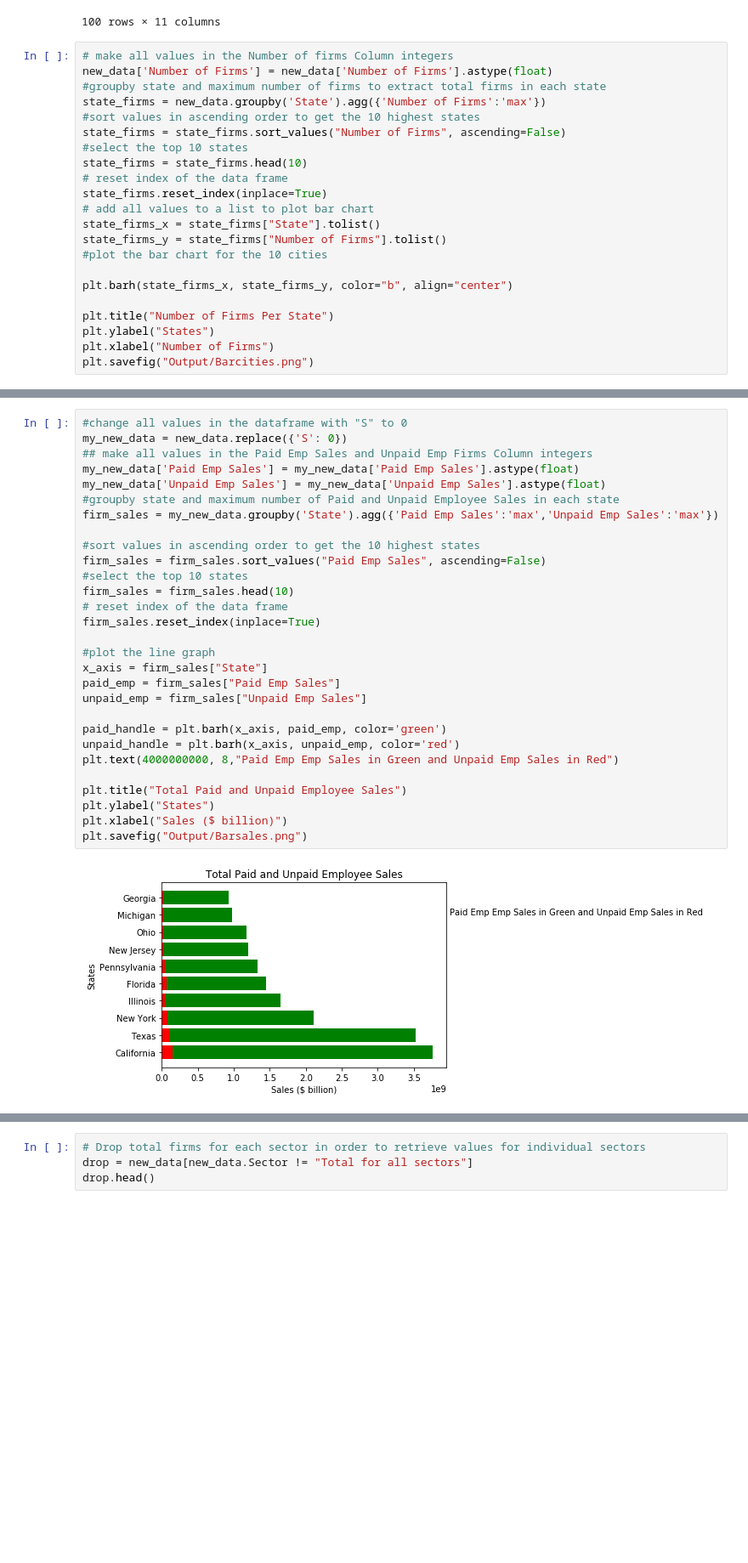
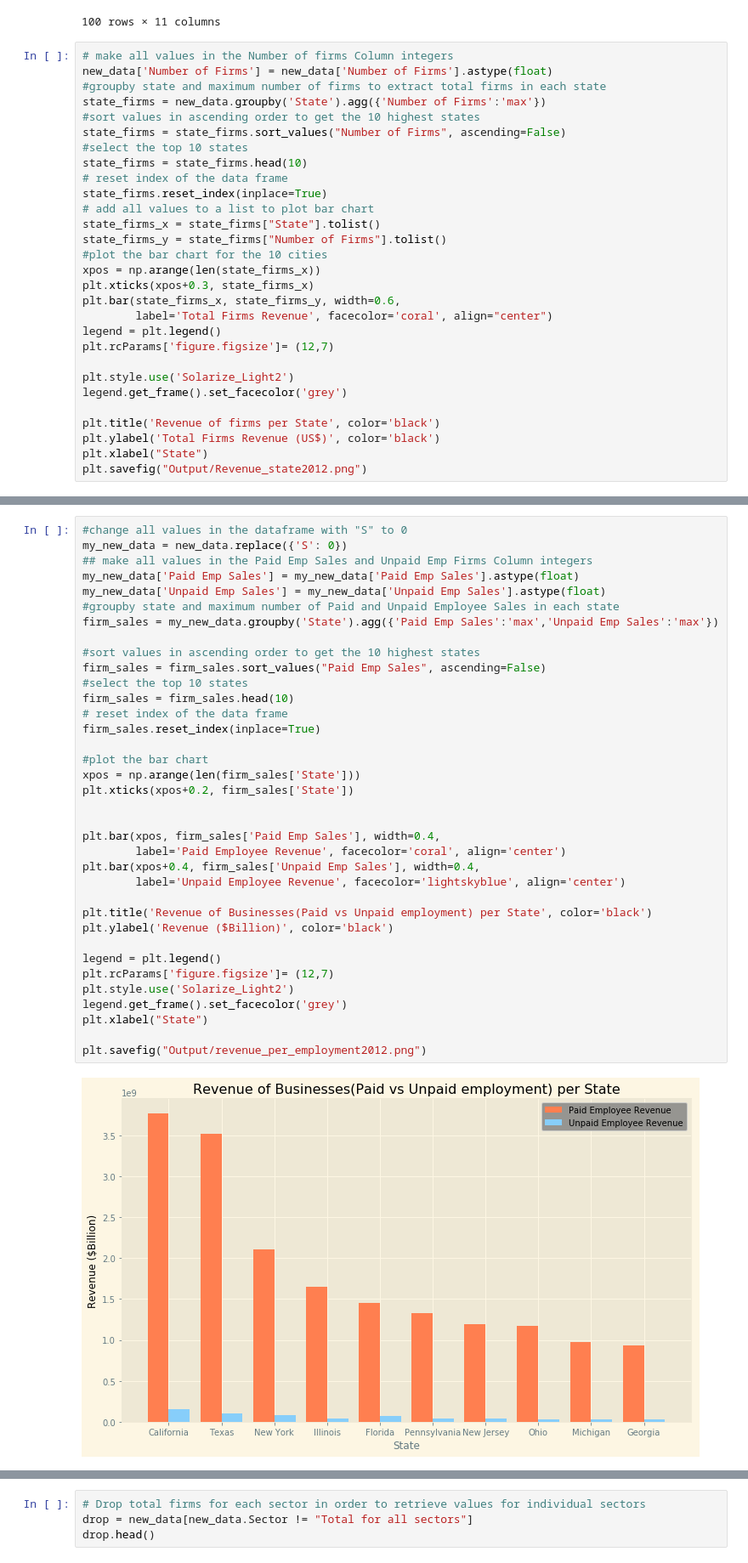
Before and after one commit to tafolabi/Project_Alpha, a Jupyter notebook: Project_Alpha.ipynb, the cells around one changed output, grey strips where cells are left out. Shown at 85% size. Drawn from its saved outputs; the diff is of its cells as text; blank space fills up the shorter version.

```diff
--- a/Project_Alpha.ipynb
+++ b/Project_Alpha.ipynb
@@ -81,13 +81,20 @@ state_firms.reset_index(inplace=True)
 state_firms_x = state_firms["State"].tolist()
 state_firms_y = state_firms["Number of Firms"].tolist()
 #plot the bar chart for the 10 cities
+xpos = np.arange(len(state_firms_x))
+plt.xticks(xpos+0.3, state_firms_x)
+plt.bar(state_firms_x, state_firms_y, width=0.6,
+        label='Total Firms Revenue', facecolor='coral', align="center")
+legend = plt.legend()
+plt.rcParams['figure.figsize']= (12,7)
 
-plt.barh(state_firms_x, state_firms_y, color="b", align="center")
+plt.style.use('Solarize_Light2')
+legend.get_frame().set_facecolor('grey')
 
-plt.title("Number of Firms Per State")
-plt.ylabel("States")
-plt.xlabel("Number of Firms")
-plt.savefig("Output/Barcities.png")
+plt.title('Revenue of firms per State', color='black')
+plt.ylabel('Total Firms Revenue (US$)', color='black')
+plt.xlabel("State")
+plt.savefig("Output/Revenue_state2012.png")
 # %% [output]
 A value is trying to be set on a copy of a slice from a DataFrame.
 Try using .loc[row_indexer,col_indexer] = value instead
@@ -97,34 +104,41 @@ See the caveats in the documentation: http://pandas.pydata.org/pandas-docs/stabl
 # %%
 #change all values in the dataframe with "S" to 0
 my_new_data = new_data.replace({'S': 0})
 ## make all values in the Paid Emp Sales and Unpaid Emp Firms Column integers
 my_new_data['Paid Emp Sales'] = my_new_data['Paid Emp Sales'].astype(float)
 my_new_data['Unpaid Emp Sales'] = my_new_data['Unpaid Emp Sales'].astype(float)
 #groupby state and maximum number of Paid and Unpaid Employee Sales in each state
 firm_sales = my_new_data.groupby('State').agg({'Paid Emp Sales':'max','Unpaid Emp Sales':'max'})
 
 #sort values in ascending order to get the 10 highest states
 firm_sales = firm_sales.sort_values("Paid Emp Sales", ascending=False)
 #select the top 10 states
 firm_sales = firm_sales.head(10)
 # reset index of the data frame
 firm_sales.reset_index(inplace=True)
 
-#plot the line graph
-x_axis = firm_sales["State"]
-paid_emp = firm_sales["Paid Emp Sales"]
-unpaid_emp = firm_sales["Unpaid Emp Sales"]
+#plot the bar chart
+xpos = np.arange(len(firm_sales['State']))
+plt.xticks(xpos+0.2, firm_sales['State'])
 
-paid_handle = plt.barh(x_axis, paid_emp, color='green')
-unpaid_handle = plt.barh(x_axis, unpaid_emp, color='red')
-plt.text(4000000000, 8,"Paid Emp Emp Sales in Green and Unpaid Emp Sales in Red")
 
-plt.title("Total Paid and Unpaid Employee Sales")
-plt.ylabel("States")
-plt.xlabel("Sales ($ billion)")
-plt.savefig("Output/Barsales.png")
+plt.bar(xpos, firm_sales['Paid Emp Sales'], width=0.4,
+        label='Paid Employee Revenue', facecolor='coral', align='center')
+plt.bar(xpos+0.4, firm_sales['Unpaid Emp Sales'], width=0.4,
+        label='Unpaid Employee Revenue', facecolor='lightskyblue', align='center')
+
+plt.title('Revenue of Businesses(Paid vs Unpaid employment) per State', color='black')
+plt.ylabel('Revenue ($Billion)', color='black')
+
+legend = plt.legend()
+plt.rcParams['figure.figsize']= (12,7)
+plt.style.use('Solarize_Light2')
+legend.get_frame().set_facecolor('grey')
+plt.xlabel("State")
+
+plt.savefig("Output/revenue_per_employment2012.png")
 # %% [output]
-[figure, old version]
+[figure, new version]
 # %%
 #create new column in master sheet with Avergage sales per firm
 my_new_data['Total Firm Sales'] = my_new_data['Total Firm Sales'].astype(float)
```
Also changed, not shown: parts of 5 cells of this notebook, 10 other files.
